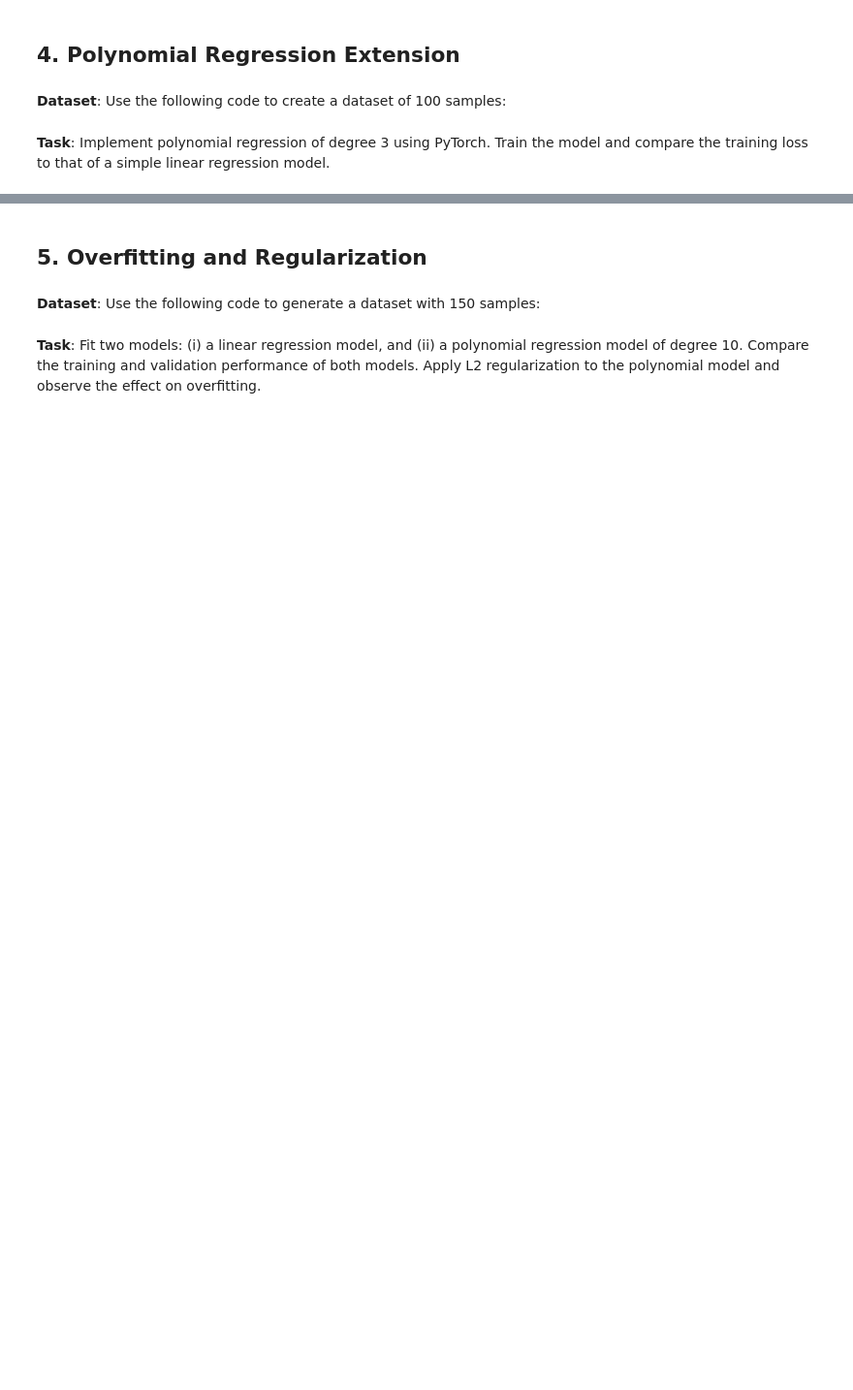
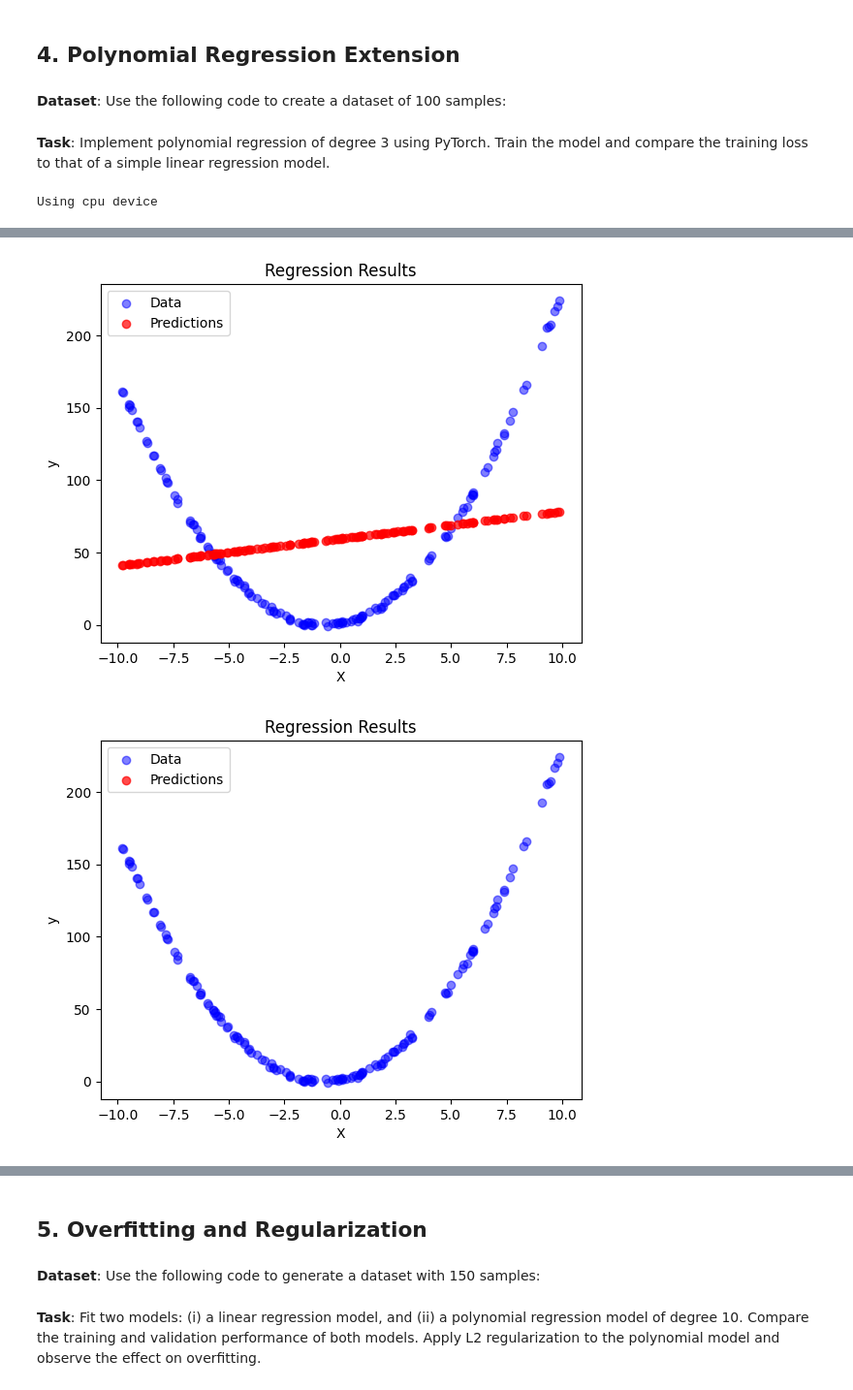
Before and after one commit to PatrykFlama/UWr, a Jupyter notebook: Sem5/ML/2024/List2/homework_2.ipynb, the cells around one changed output, grey strips where cells are left out. Shown at 97% size. Cells and saved outputs as stored; diff of their text form; code cells hidden in the pictures; blank space fills up the shorter version.

```diff
--- a/Sem5/ML/2024/List2/homework_2.ipynb
+++ b/Sem5/ML/2024/List2/homework_2.ipynb
@@ -287,3 +248,21 @@ y = 3 * X**3 - 2 * X**2 + 5 + epsilon
 # %% [markdown]
 
 **Task**: Implement polynomial regression of degree 3 using PyTorch. Train the model and compare the training loss to that of a simple linear regression model.
+# %%
+# transform the dataset to include polynomial features
+X_tensor = torch.tensor(X, dtype=torch.float32).view(-1, 1)
+X_poly = np.vstack((X, X**2, X**3)).T  # create polynomial features up to degree 3
+X_poly_tensor = torch.tensor(X_poly, dtype=torch.float32)
+y_tensor = torch.tensor(y, dtype=torch.float32).view(-1, 1)
+
+
+device = (
+    "cuda"
+    if torch.cuda.is_available()
+    else "mps"
+    if torch.backends.mps.is_available()
+    else "cpu"
+)
+print(f"Using {device} device")
+# %% [output]
+Using cpu device
@@ -289,0 +315,26 @@ y = 3 * X**3 - 2 * X**2 + 5 + epsilon
+# %%
+# Train both models and compare
+print("\nTraining Linear Regression...")
+linear_model = LinearRegressionModel().to(device)
+loss_fn = nn.MSELoss()
+optimizer = torch.optim.SGD(linear_model.parameters(), lr=0.01)
+linear_losses = train(linear_model, loss_fn, optimizer)
+
+print("\nTraining Polynomial Regression...")
+poly_model = PolynomialRegressionModel(3).to(device)
+optimizer = torch.optim.SGD(poly_model.parameters(), lr=0.0001)
+poly_losses = train(poly_model, loss_fn, optimizer)
+
+# plot results
+plot_results(linear_model, X, y, is_poly=False)
+plot_results(poly_model, X, y, is_poly=True)
+
+# loss curves
+plt.plot(linear_losses, label="Linear Regression Loss")
+plt.plot(poly_losses, label="Polynomial Regression Loss")
+plt.xlabel("Epoch")
+plt.ylabel("Loss")
+plt.legend()
+plt.title("Loss Curves")
+plt.show()
+# %% [output]
@@ -289,0 +358,2 @@ y = 3 * X**3 - 2 * X**2 + 5 + epsilon
+[figure, added]
+[figure, added]
```
Also changed, not shown: parts of 11 cells of this notebook, 1 other file.
